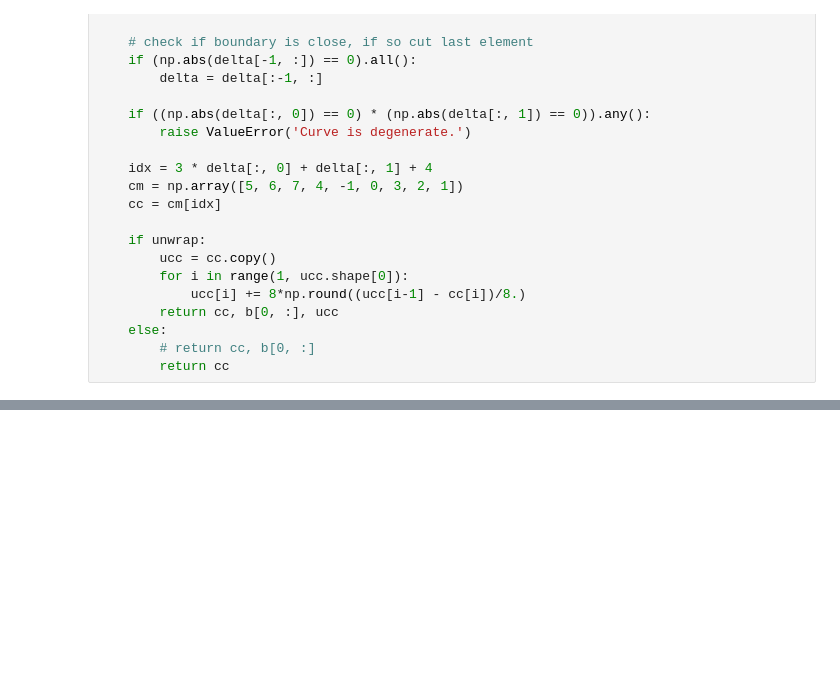
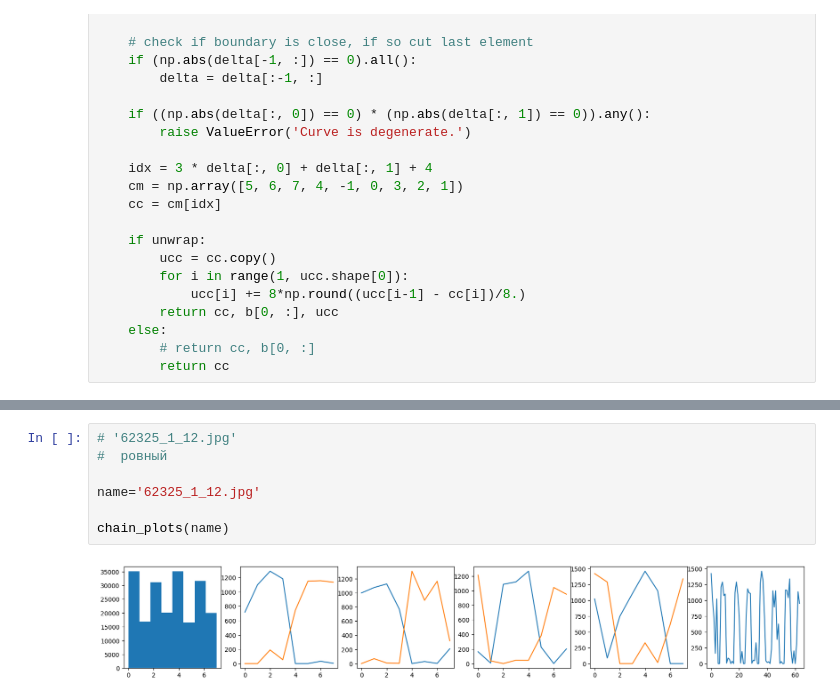
Before and after one commit to dkagramanyan/aist_2023, a Jupyter notebook: handwritten_features.ipynb, the cells around one changed output, grey strips where cells are left out. Saved outputs shown, nothing was run; the diff lists cells and outputs as text; blank space fills up the shorter version.

```diff
--- a/handwritten_features.ipynb
+++ b/handwritten_features.ipynb
@@ -252,0 +253,9 @@ plt.show()
+# %%
+# '62325_1_12.jpg'
+#  ровный
+
+name='62325_1_12.jpg'
+
+chain_plots(name)
+# %% [output]
+[figure, added]
```
Also changed, not shown: parts of 28 cells of this notebook.
